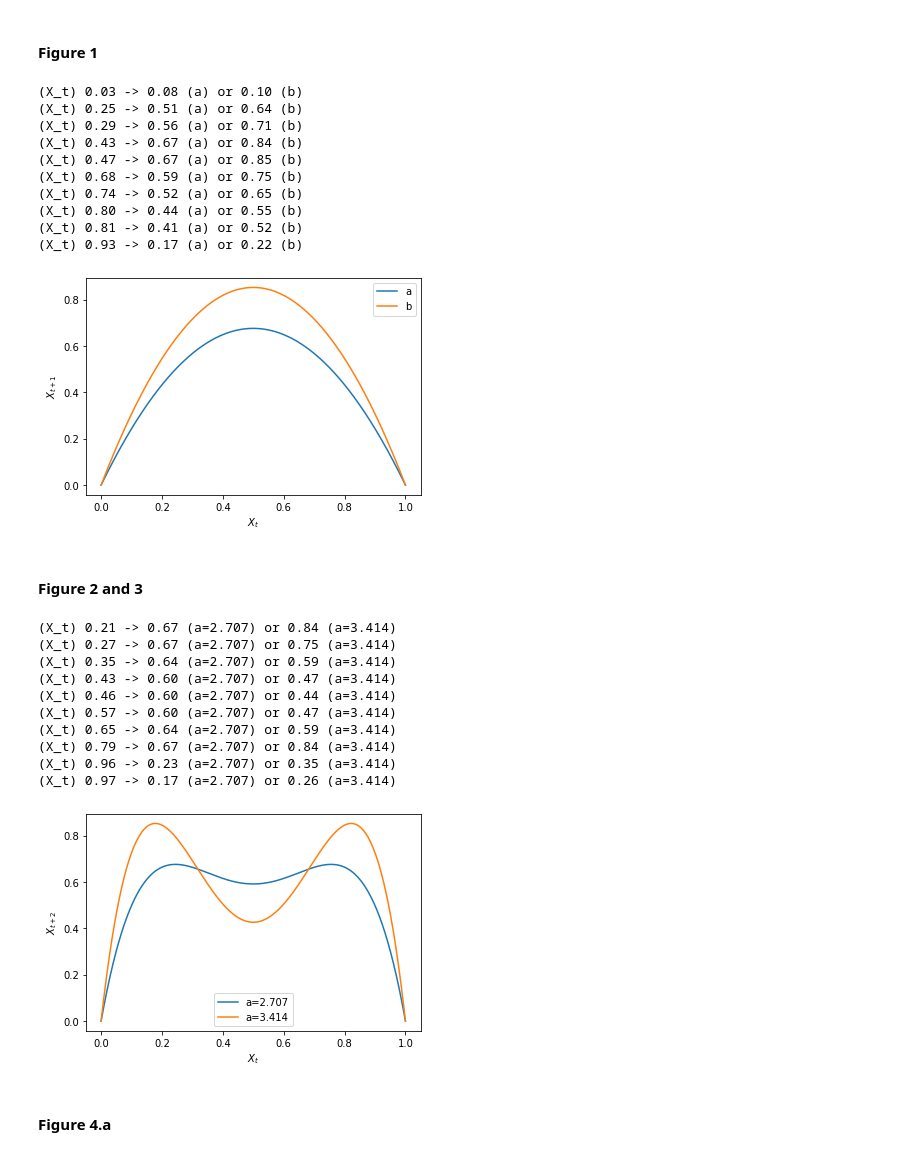
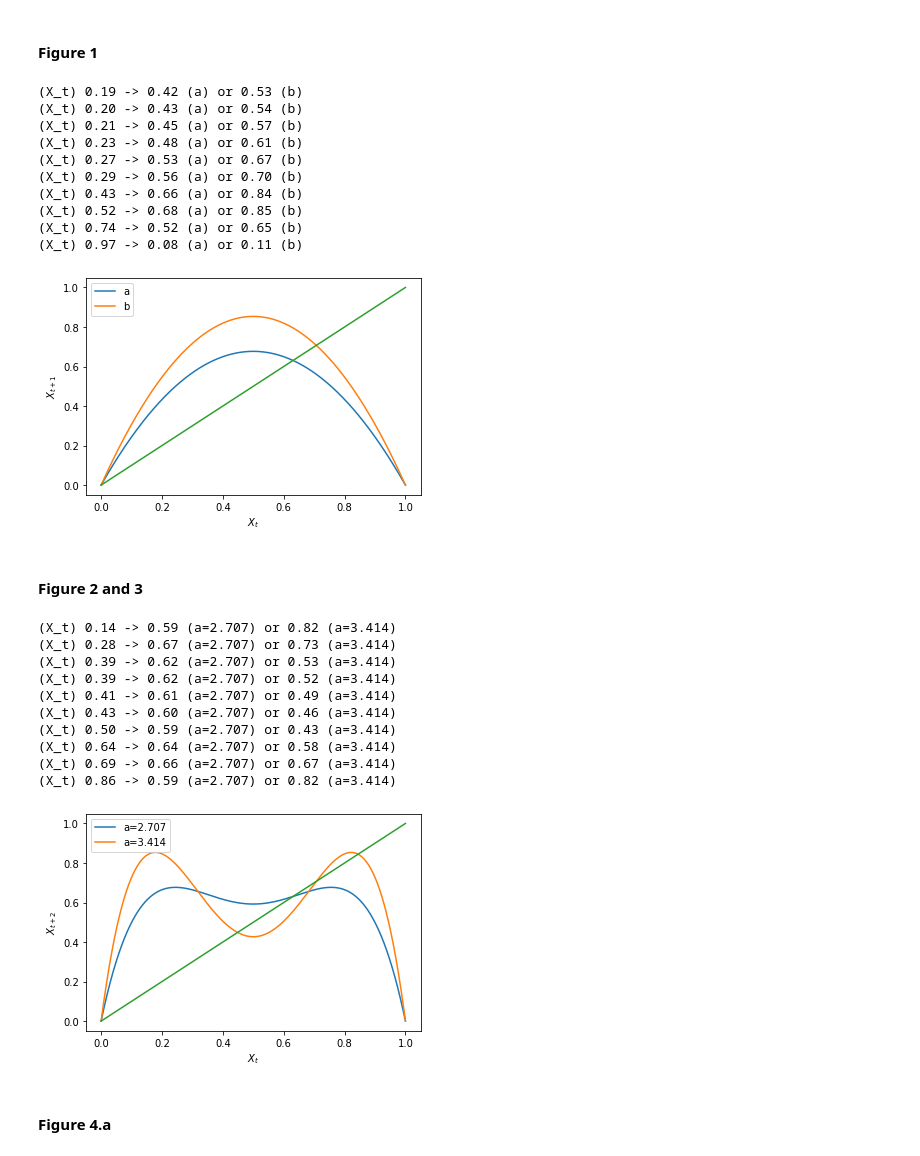
Before and after one commit to danlessa/sistemas-dinamicos-nao-lineares-, a Jupyter notebook: lista1/resolution.ipynb, the cells around one changed output. Drawn from its saved outputs; the diff is of its cells as text; code cells hidden in the pictures.

```diff
--- a/lista1/resolution.ipynb
+++ b/lista1/resolution.ipynb
@@ -53,59 +53,61 @@ for tup in sorted(random.choices(values, k=10)):
 # Plot
 plt.plot(x_0, x_a, label='a')
 plt.plot(x_0, x_b, label='b')
+plt.plot(x_0, x_0)
 plt.xlabel("$X_t$")
 plt.ylabel("$X_{t+1}$")
 plt.legend()
 plt.show()
 # %% [output]
-(X_t) 0.03 -> 0.08 (a) or 0.10 (b)
-(X_t) 0.25 -> 0.51 (a) or 0.64 (b)
-(X_t) 0.29 -> 0.56 (a) or 0.71 (b)
-(X_t) 0.43 -> 0.67 (a) or 0.84 (b)
-(X_t) 0.47 -> 0.67 (a) or 0.85 (b)
-(X_t) 0.68 -> 0.59 (a) or 0.75 (b)
+(X_t) 0.19 -> 0.42 (a) or 0.53 (b)
+(X_t) 0.20 -> 0.43 (a) or 0.54 (b)
+(X_t) 0.21 -> 0.45 (a) or 0.57 (b)
+(X_t) 0.23 -> 0.48 (a) or 0.61 (b)
+(X_t) 0.27 -> 0.53 (a) or 0.67 (b)
+(X_t) 0.29 -> 0.56 (a) or 0.70 (b)
+(X_t) 0.43 -> 0.66 (a) or 0.84 (b)
+(X_t) 0.52 -> 0.68 (a) or 0.85 (b)
 (X_t) 0.74 -> 0.52 (a) or 0.65 (b)
-(X_t) 0.80 -> 0.44 (a) or 0.55 (b)
-(X_t) 0.81 -> 0.41 (a) or 0.52 (b)
-(X_t) 0.93 -> 0.17 (a) or 0.22 (b)
+(X_t) 0.97 -> 0.08 (a) or 0.11 (b)
-[figure, old version]
+[figure, new version]
 # %% [markdown]
 #### Figure 2 and 3
 # %%
 # Parameters
 N = 1000
 a = 2.707
 b = 3.414
 x_0 = np.linspace(0, 1, N)
 
 # Numeric calculation
 x_a = logistic_map(logistic_map(x_0, a), a)
 x_b = logistic_map(logistic_map(x_0, b), b)
 
 # Print random values for X_t and X_{t+1}
 values = list(zip(x_0, x_a, x_b))
 for tup in sorted(random.choices(values, k=10)):
     print("(X_t) {:.2f} -> {:.2f} (a=2.707) or {:.2f} (a=3.414)".format(*tup))
 
 # Plot
 plt.plot(x_0, x_a, label='a={}'.format(a))
 plt.plot(x_0, x_b, label='a={}'.format(b))
 plt.xlabel("$X_t$")
 plt.ylabel("$X_{t+2}$")
+plt.plot(x_0, x_0)
 plt.legend()
 plt.show()
 # %% [output]
-(X_t) 0.21 -> 0.67 (a=2.707) or 0.84 (a=3.414)
-(X_t) 0.27 -> 0.67 (a=2.707) or 0.75 (a=3.414)
-(X_t) 0.35 -> 0.64 (a=2.707) or 0.59 (a=3.414)
-(X_t) 0.43 -> 0.60 (a=2.707) or 0.47 (a=3.414)
-(X_t) 0.46 -> 0.60 (a=2.707) or 0.44 (a=3.414)
-(X_t) 0.57 -> 0.60 (a=2.707) or 0.47 (a=3.414)
-(X_t) 0.65 -> 0.64 (a=2.707) or 0.59 (a=3.414)
-(X_t) 0.79 -> 0.67 (a=2.707) or 0.84 (a=3.414)
-(X_t) 0.96 -> 0.23 (a=2.707) or 0.35 (a=3.414)
-(X_t) 0.97 -> 0.17 (a=2.707) or 0.26 (a=3.414)
+(X_t) 0.14 -> 0.59 (a=2.707) or 0.82 (a=3.414)
+(X_t) 0.28 -> 0.67 (a=2.707) or 0.73 (a=3.414)
+(X_t) 0.39 -> 0.62 (a=2.707) or 0.53 (a=3.414)
+(X_t) 0.39 -> 0.62 (a=2.707) or 0.52 (a=3.414)
+(X_t) 0.41 -> 0.61 (a=2.707) or 0.49 (a=3.414)
+(X_t) 0.43 -> 0.60 (a=2.707) or 0.46 (a=3.414)
+(X_t) 0.50 -> 0.59 (a=2.707) or 0.43 (a=3.414)
+(X_t) 0.64 -> 0.64 (a=2.707) or 0.58 (a=3.414)
+(X_t) 0.69 -> 0.66 (a=2.707) or 0.67 (a=3.414)
+(X_t) 0.86 -> 0.59 (a=2.707) or 0.82 (a=3.414)
-[figure, old version]
+[figure, new version]
 # %% [markdown]
 #### Figure 4.a
 # %%
```
Also changed, not shown: parts of 10 cells of this notebook, 2 other files.
